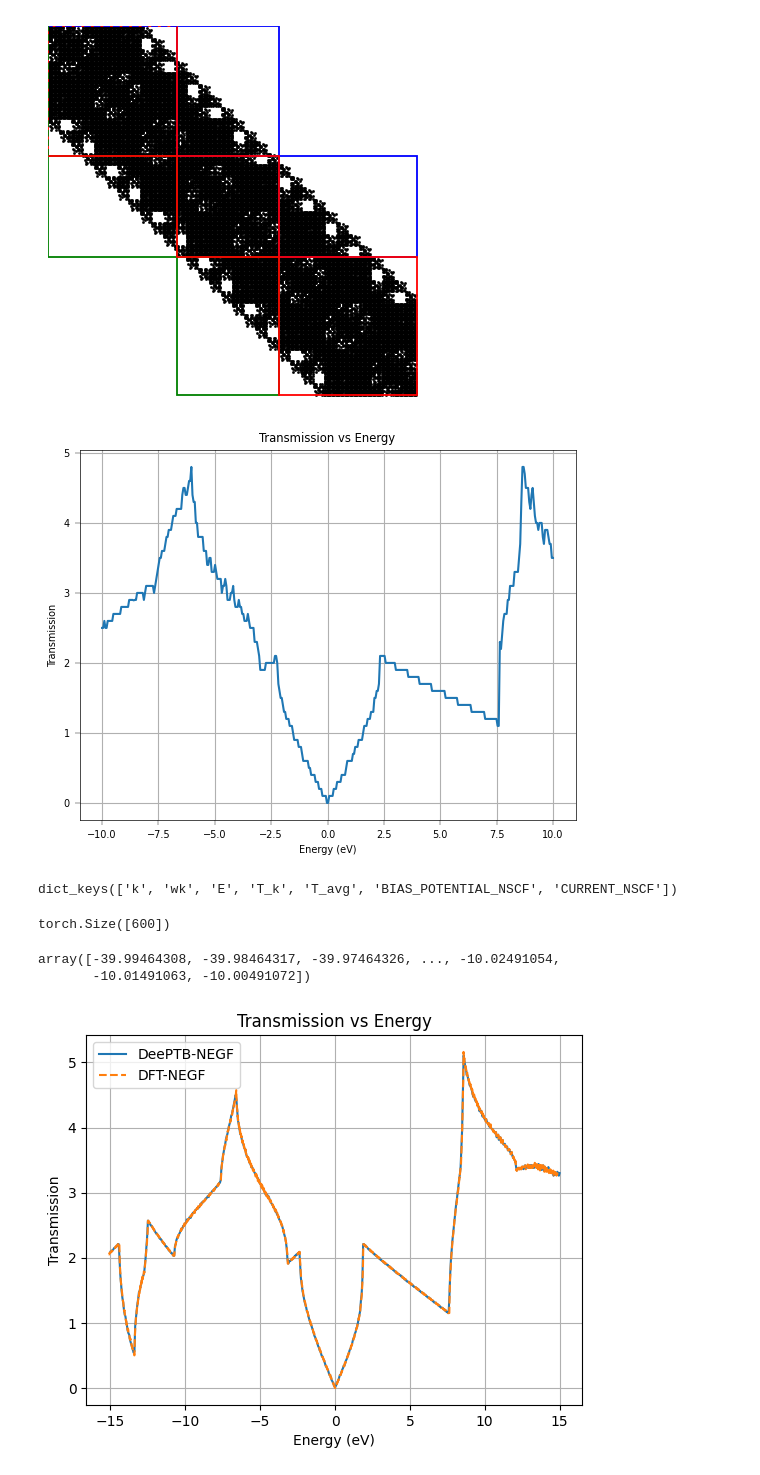
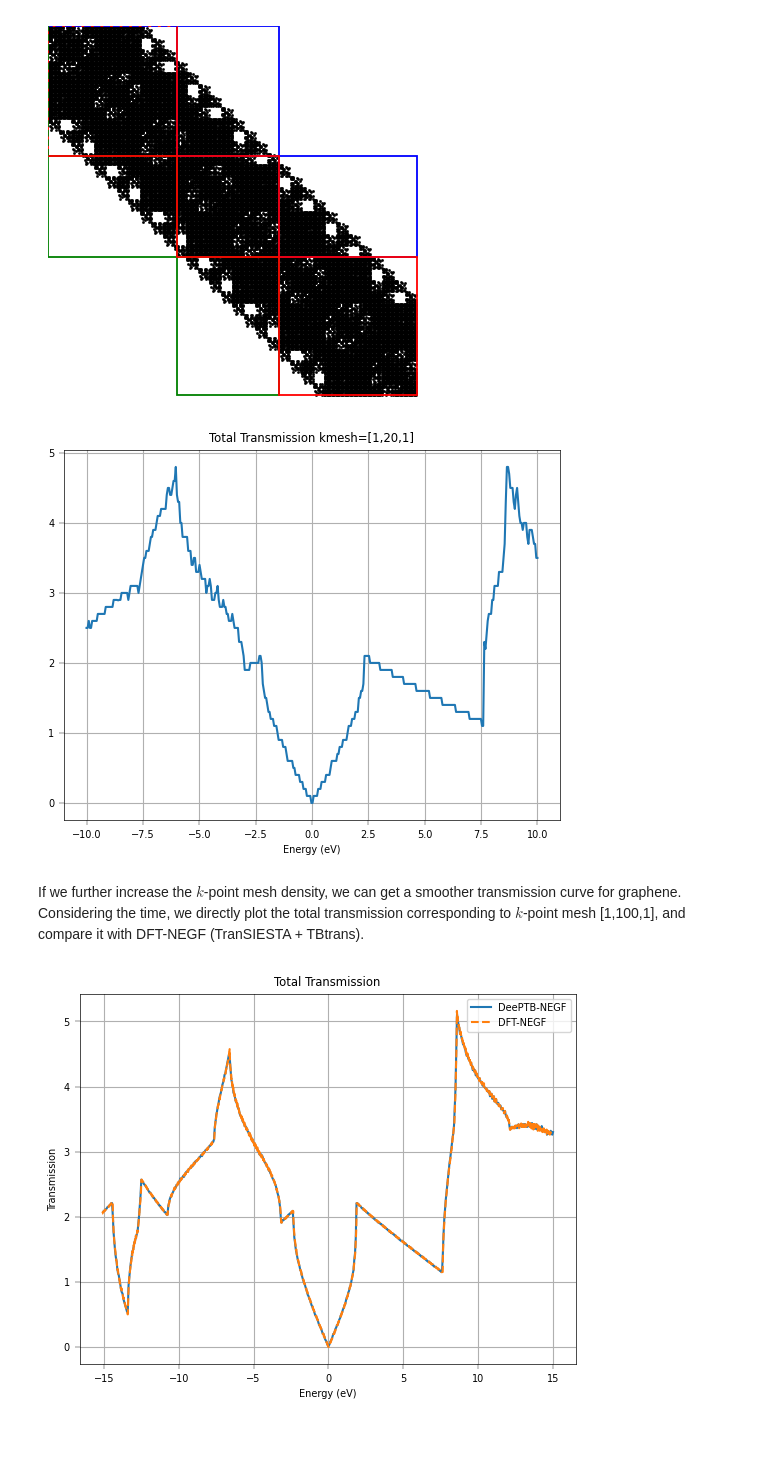
Before and after one commit to DeePTB-Lab/dpnegf, a Jupyter notebook: docs/hands_on/tutorial2_2d_mat.ipynb, the cells around one changed output. Drawn from its saved outputs; the diff is of its cells as text; code cells hidden in the pictures; blank space fills up the shorter version.

```diff
--- a/docs/hands_on/tutorial2_2d_mat.ipynb
+++ b/docs/hands_on/tutorial2_2d_mat.ipynb
@@ -341,6 +339,7 @@ DPNEGF INFO    computing green's function at e = 6.040
 DPNEGF INFO    computing green's function at e = 8.045
 [figure]
 # %%
+output = "./negf_output_k20"
 results_path = os.path.join(output, 'negf.out.pth')
 if os.path.exists(results_path) is False:
     raise FileNotFoundError(f"Results file {results_path} not found. Please check if the NEGF calculation was successful.")
@@ -348,26 +347,19 @@ negf_out = torch.load(results_path,weights_only=False)
 
 plt.plot(negf_out['uni_grid'], negf_out['T_avg'])
 plt.xlabel('Energy (eV)')
-plt.ylabel('Transmission')
-plt.title('Transmission vs Energy')
+plt.title('Total Transmission kmesh=[1,20,1]')
 plt.grid()
 plt.show()
 # %% [output]
-[figure, old version]
+[figure, new version]
+# %% [markdown]
+If we further increase the $k$-point mesh density, we can get a smoother transmission curve for graphene. Considering the time, we directly plot the total transmission corresponding to $k$-point mesh [1,100,1], and compare it with DFT-NEGF (TranSIESTA + TBtrans).
 # %%
-import os
-import torch
-
+import numpy as np
+import matplotlib.pyplot as plt
 output = 'negf_output_k100'
 results_path = os.path.join(output, 'negf.out.pth')
 if os.path.exists(results_path) is False:
     raise FileNotFoundError(f"Results file {results_path} not found. Please check if the NEGF calculation was successful.")
 negf_out = torch.load(results_path,weights_only=False)
-
-negf_out.keys()
+Erange_dpnegf = np.linspace(-15,15,int((15-(-15))/0.05))
-# %% [output]
-dict_keys(['k', 'wk', 'E', 'T_k', 'T_avg', 'BIAS_POTENTIAL_NSCF', 'CURRENT_NSCF'])
-# %%
-negf_out['T_avg'].shape
-# %% [output]
-torch.Size([600])
@@ -380,19 +366,14 @@ tbt_k = sisl.get_sile(os.path.join(output, 'siesta.TBT.nc'))
-# %%
-tbt_k.E
-# %% [output]
-array([-39.99464308, -39.98464317, -39.97464326, ..., -10.02491054,
-       -10.01491063, -10.00491072])
+# %%
+tbt_trans_E = np.load(os.path.join(output, 'trans_tbt_E.npy'))
+tbt_trans = np.load(os.path.join(output, 'trans_tbt_Tavg.npy'))
+Ef_TS = -24.878582000732422
 # %%
-import matplotlib.pyplot as plt
-plt.plot(Erange, negf_out['T_avg'], label='DeePTB-NEGF')
-
-Ef_TS = -24.878582000732422
-plt.plot(tbt_k.E - Ef_TS, tbt_k.transmission(),'--', label=r'DFT-NEGF')
+plt.plot(Erange_dpnegf, negf_out['T_avg'], label='DeePTB-NEGF')
+plt.plot(tbt_trans_E - Ef_TS, tbt_trans,'--', label=r'DFT-NEGF')
 plt.xlabel('Energy (eV)')
-plt.ylabel('Transmission')
-plt.title('Transmission vs Energy')
+plt.title('Total Transmission')
 plt.grid()
 plt.legend()
 plt.show()
 # %% [output]
-[figure, old version]
+[figure, new version]
```
Also changed, not shown: parts of 20 cells of this notebook.
